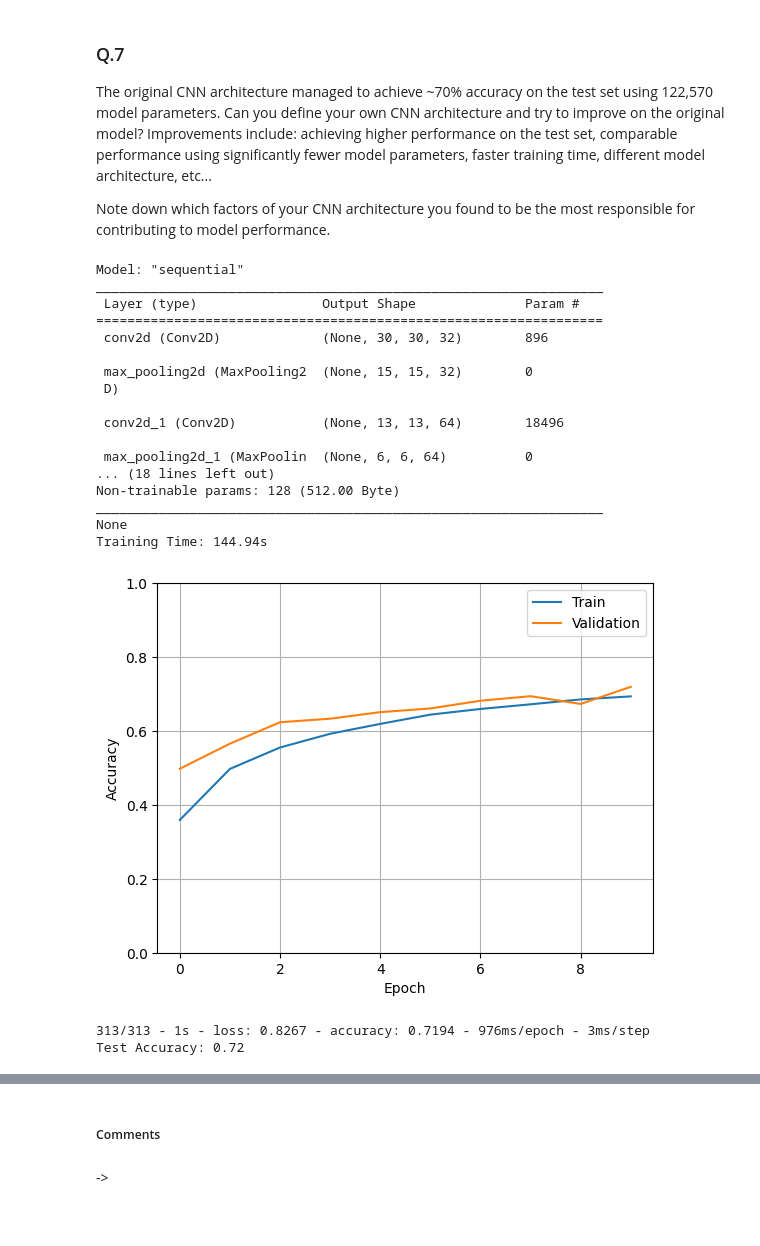
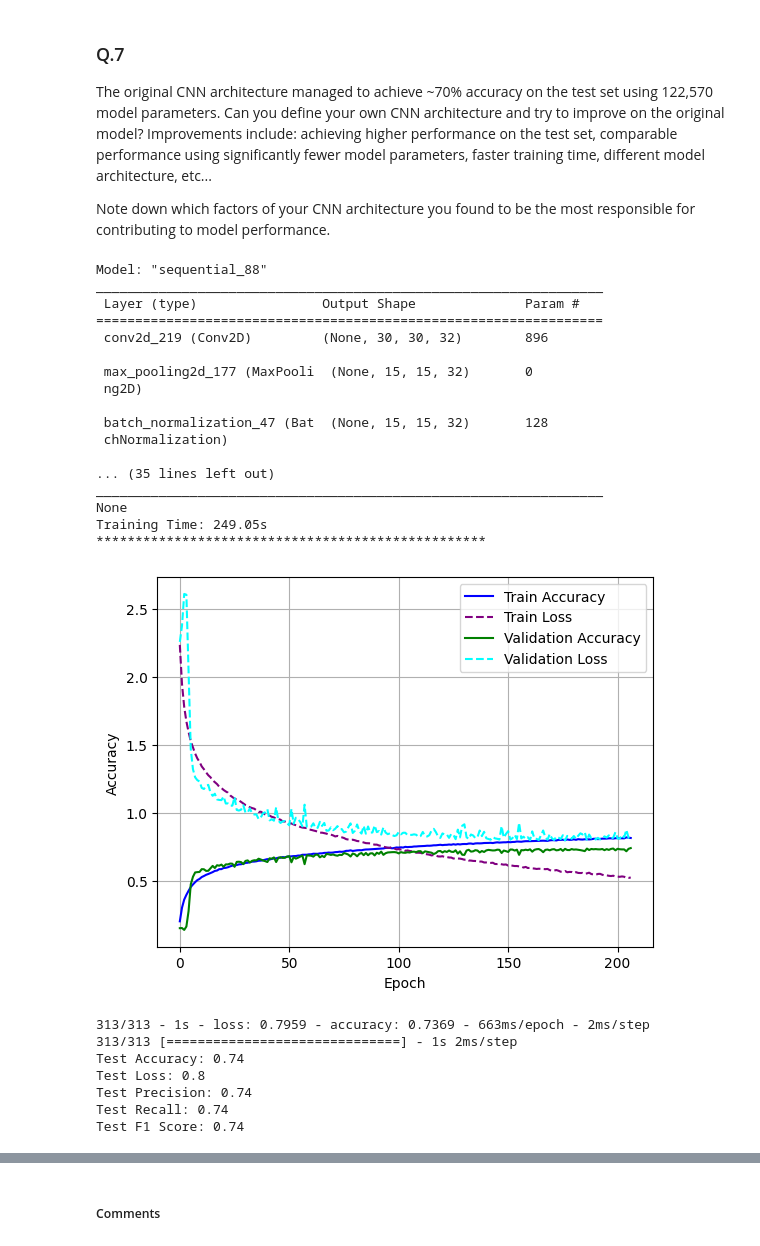
Before and after one commit to mbar0075/Advanced-Computer-Vision-for-AI, a Jupyter notebook: Individual Assignment/Assignment 2/cnn.ipynb, the cells around one changed output, grey strips where cells are left out. Drawn from its saved outputs; the diff is of its cells as text; code cells hidden in the pictures.

```diff
--- a/Individual Assignment/Assignment 2/cnn.ipynb
+++ b/Individual Assignment/Assignment 2/cnn.ipynb
@@ -65,7 +77,7 @@ Downloading data from https://www.cs.toronto.edu/~kriz/cifar-10-python.tar.gz
 # %% [markdown]
 ### Creating the model's architecture
 # %%
-def fit(model, epochs:int=100, optimizer=Adam(clipnorm=1.0), verbose:int=1, batch_size:int=32, callbacks=EarlyStopping(monitor='val_loss', patience=5, restore_best_weights=True), colors:tuple=('blue','purple','green','cyan'), do_display:bool=False, do_save:bool=False, save_name:str='model'):
+def fit(model, epochs:int=100, optimizer=Adam(clipnorm=1.0), verbose:int=1, batch_size:int=256, callbacks=EarlyStopping(monitor='val_loss', patience=5, restore_best_weights=True), colors:tuple=('blue','purple','green','cyan'), do_display:bool=False, do_save:bool=False, save_name:str='model'):
     """Function which fits a model to the training data and plots the training process.
 
     Args:
@@ -106,7 +118,6 @@ def fit(model, epochs:int=100, optimizer=Adam(clipnorm=1.0), verbose:int=1, batc
     plt.plot(history.history['val_loss'], label = 'Validation Loss', color = colors[3], linestyle='dashed')
     plt.xlabel('Epoch')
     plt.ylabel('Accuracy')
-    plt.ylim([0, 1])
     plt.legend(loc='upper right')
     plt.grid(True)
     plt.show()
@@ -128,7 +139,7 @@ def fit(model, epochs:int=100, optimizer=Adam(clipnorm=1.0), verbose:int=1, batc
     # Plotting the confusion matrix
     if do_display:
         cm = confusion_matrix(test_labels, y_pred)
-        plt.figure(figsize=(24,20))
+        plt.figure(figsize=(10,7))
         sns.heatmap(cm, annot=True, fmt="d", cmap="Blues", xticklabels=class_names, yticklabels=class_names)
         plt.ylabel('Actual')
         plt.xlabel('Predicted')
@@ -137,6 +148,8 @@ def fit(model, epochs:int=100, optimizer=Adam(clipnorm=1.0), verbose:int=1, batc
     # Saving the model
     if do_save:
         model.save(f'{save_name}.h5')
+
+    return test_acc
 # %% [markdown]
 In the original notebook, the below model configuration was used. 3 Convolution Layers were used to extract visual features from the image. Then these features are passed to a normal Neural Network which will learn to classify the different class labels.
 # %%
@@ -607,49 +937,61 @@ Note down which factors of your CNN architecture you found to be the most respon
 # %%
 #Define Custom CNN Model
 model = models.Sequential()
 
-#Perform 2D Convolution + MaxPooling on the image, reducing its size.
-#These extract the most important visual features from the image.
-model.add(layers.Conv2D(32, (3, 3), activation='tanh', input_shape=(32, 32, 3)))
+# Performing 2D Convolution + MaxPooling on the image, reducing its size.
+# These extract the most important visual features from the image.
+model.add(layers.Conv2D(32, (3, 3), activation='elu', input_shape=(32, 32, 3)))
 model.add(layers.MaxPooling2D((2, 2)))
-model.add(layers.Conv2D(64, (3, 3), activation='relu'))
+model.add(layers.BatchNormalization()) # Adding BatchNormalization for regularization
+model.add(layers.Conv2D(64, (3, 3), activation='elu'))
 model.add(layers.MaxPooling2D((2, 2)))
-model.add(layers.Conv2D(64, (3, 3), activation='relu'))
+model.add(layers.BatchNormalization()) # Adding BatchNormalization for regularization
+model.add(layers.Conv2D(128, (3, 3), activation='softsign'))
+model.add(layers.MaxPooling2D((2, 2)))
+model.add(layers.BatchNormalization()) # Adding BatchNormalization for regularization
 
-#Add Dense/Fully-Connected Layers.
-#These contian the 'classification' part of the model.
+# Adding Dense/Fully-Connected Layers.
+# These contian the 'classification' part of the model.
 model.add(layers.Flatten())
-model.add(layers.Dense(64, activation='relu'))
 
 # Adding Dropout for regularization
 model.add(layers.Dropout(0.5))
 
 # Adding BatchNormalization for regularization
 model.add(layers.BatchNormalization())
 
+# Adding Dense/Fully-Connected Layers.
+model.add(layers.Dense(128, activation='relu'))
+model.add(layers.Dense(64, activation='relu'))
+model.add(layers.Dropout(0.3)) # Adding Dropout for regularization
 model.add(layers.Dense(10))
 
-fit(model,verbose=0)
-
+# Fitting the model
+fit(model,verbose=0, epochs=1000, optimizer=Adam(clipnorm=2.0, learning_rate=0.0001), batch_size=512, callbacks=EarlyStopping(monitor='val_loss', patience=20, restore_best_weights=True), colors=('blue','purple','green','cyan'), do_display=True, do_save=True, save_name='model')
 del model
 # %% [output]
-Model: "sequential"
+Model: "sequential_88"
 _________________________________________________________________
  Layer (type)                Output Shape              Param #
 =================================================================
- conv2d (Conv2D)             (None, 30, 30, 32)        896
+ conv2d_219 (Conv2D)         (None, 30, 30, 32)        896
 
- max_pooling2d (MaxPooling2  (None, 15, 15, 32)        0
- D)
+ max_pooling2d_177 (MaxPooli  (None, 15, 15, 32)       0
+ ng2D)
 
- conv2d_1 (Conv2D)           (None, 13, 13, 64)        18496
+ batch_normalization_47 (Bat  (None, 15, 15, 32)       128
+ chNormalization)
 
- max_pooling2d_1 (MaxPoolin  (None, 6, 6, 64)          0
-... (18 lines left out)
-Non-trainable params: 128 (512.00 Byte)
+... (35 lines left out)
 _________________________________________________________________
 None
-Training Time: 144.94s
+Training Time: 249.05s
+**************************************************
-[figure, old version]
+[figure, new version]
-313/313 - 1s - loss: 0.8267 - accuracy: 0.7194 - 976ms/epoch - 3ms/step
-Test Accuracy: 0.72
+313/313 - 1s - loss: 0.7959 - accuracy: 0.7369 - 663ms/epoch - 2ms/step
+313/313 [==============================] - 1s 2ms/step
+Test Accuracy: 0.74
+Test Loss: 0.8
+Test Precision: 0.74
+Test Recall: 0.74
+Test F1 Score: 0.74
@@ -656,4 +999,2 @@ Test Accuracy: 0.72
 # %% [markdown]
 ##### Comments
-# %% [markdown]
-->
```
Also changed, not shown: parts of 30 cells of this notebook, 1 other file.
